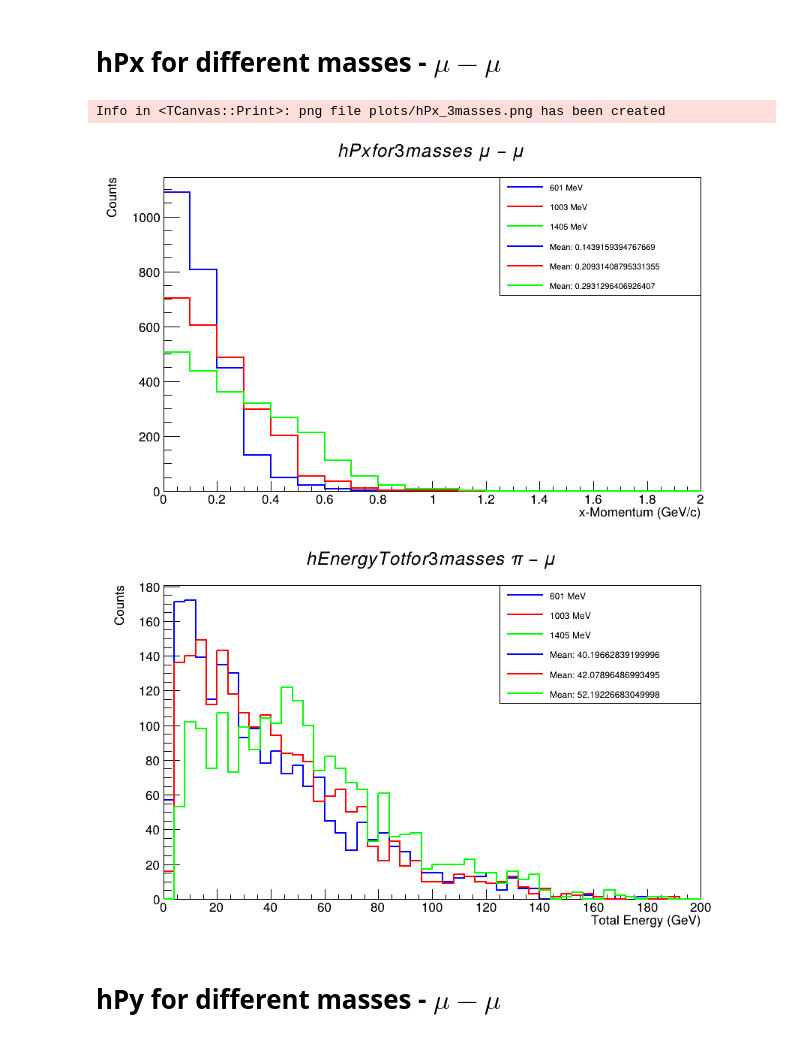
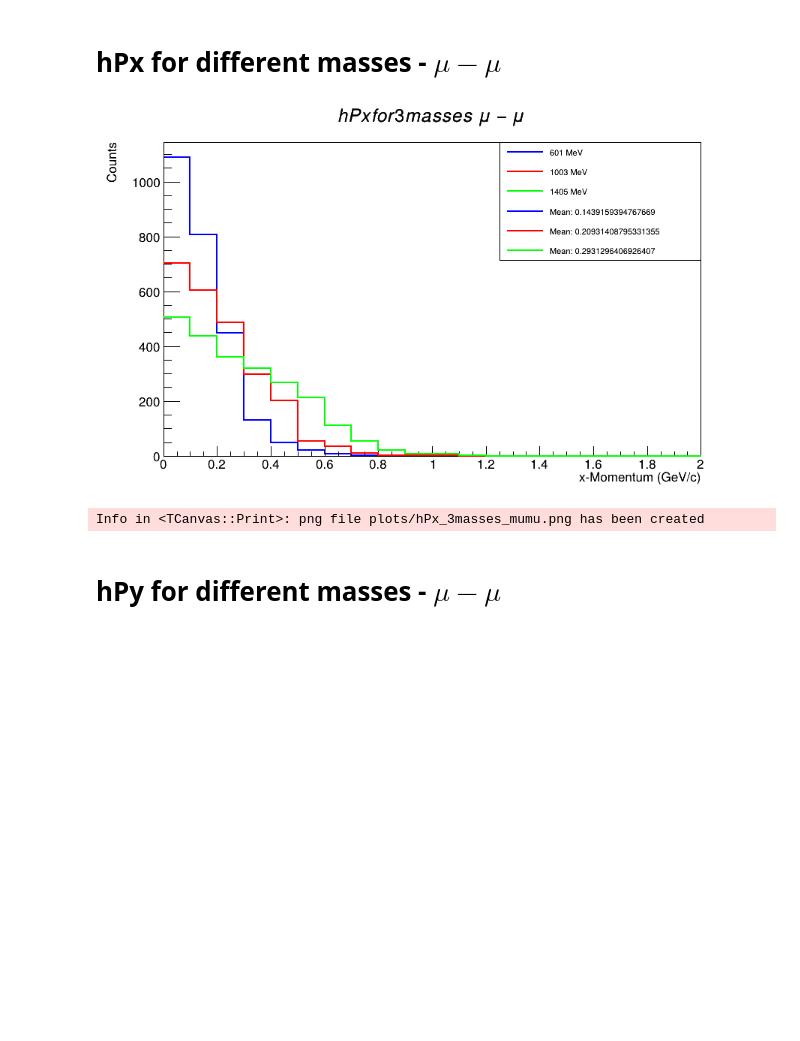
Before and after one commit to Parshathi/ProtoDUNE_BSM_LArSoft, a Jupyter notebook: Plots_diff_mass.ipynb, the cells around one changed output. Cells and saved outputs as stored; diff of their text form; code cells hidden in the pictures; blank space fills up the shorter version.

```diff
--- a/Plots_diff_mass.ipynb
+++ b/Plots_diff_mass.ipynb
@@ -34,40 +34,37 @@ ROOT.gStyle.SetOptStat(0)
 
 hPx3 = folder3.Get("hPx")
 hPx3.SetLineColor(ROOT.kGreen)
 hPx3.SetLineWidth(2)
 hPx3.Draw("same")
 
 
 
 hPx.SetTitle("hPx for 3 masses "+r"$\mu - \mu$")
 hPx2.SetTitle("hPx for 3 masses "+r"$\mu - \mu$")
 hPx3.SetTitle("hPx for 3 masses "+r"$\mu - \mu$")
 
 hPx.SetYTitle("Counts")
 hPx2.SetYTitle("Counts")
 hPx3.SetYTitle("Counts")
 #Calculate and legend the mean
 mean1 = hPx.GetMean()
 mean2 = hPx2.GetMean()
 mean3 = hPx3.GetMean()
 legend = ROOT.TLegend(0.6,0.6,0.9,0.9)
 legend.AddEntry(hPx, "601 MeV", "l")
 legend.AddEntry(hPx2, "1003 MeV", "l")
 legend.AddEntry(hPx3, "1405 MeV", "l")
 legend.AddEntry(hPx, "Mean: "+str(mean1), "l")
 legend.AddEntry(hPx2, "Mean: "+str(mean2), "l")
 legend.AddEntry(hPx3, "Mean: "+str(mean3), "l")
 legend.Draw()
 
 
-canvas.Draw()
-
-canvas.SaveAs("plots/hPx_3masses.png")
-display(Image(filename="plots/hPx_3masses.png"))
+canvas.SaveAs("plots/hPx_3masses_mumu.png")
+display(Image(filename="plots/hPx_3masses_mumu.png"))
 # %% [output]
+[figure]
-Info in <TCanvas::Print>: png file plots/hPx_3masses.png has been created
+Info in <TCanvas::Print>: png file plots/hPx_3masses_mumu.png has been created
-[figure]
-[figure, removed]
 # %% [markdown]
 # hPy for different masses - $\mu - \mu$
 # %%
```
Also changed, not shown: 4 other files.
